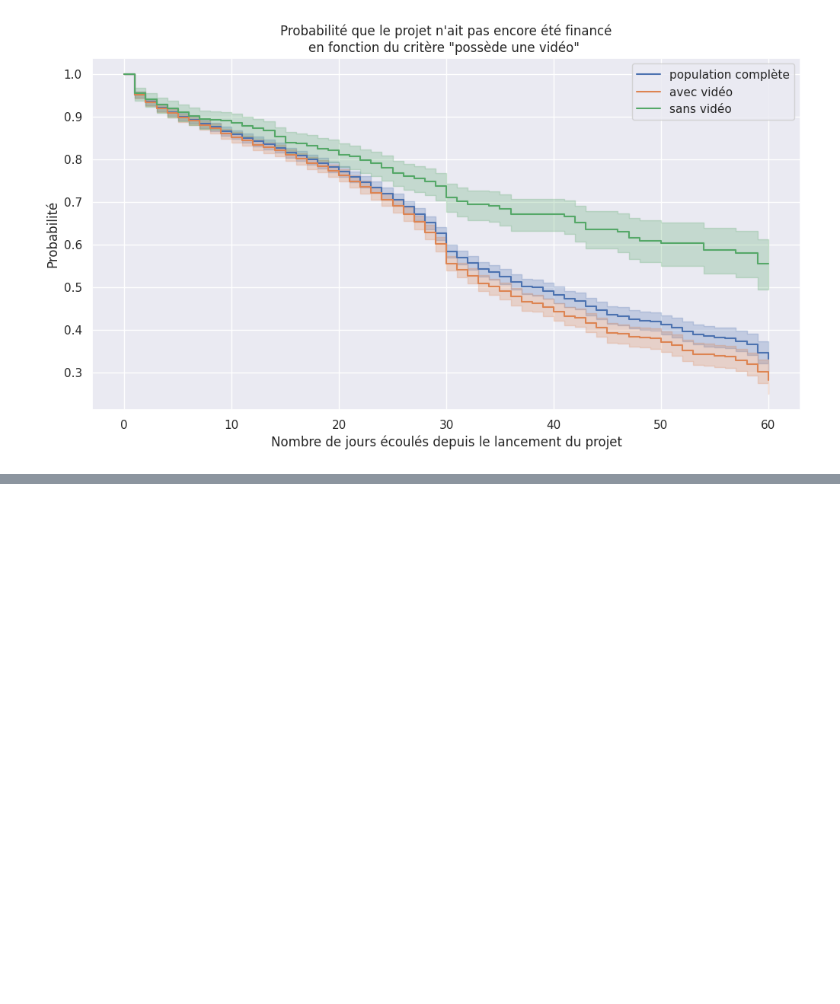
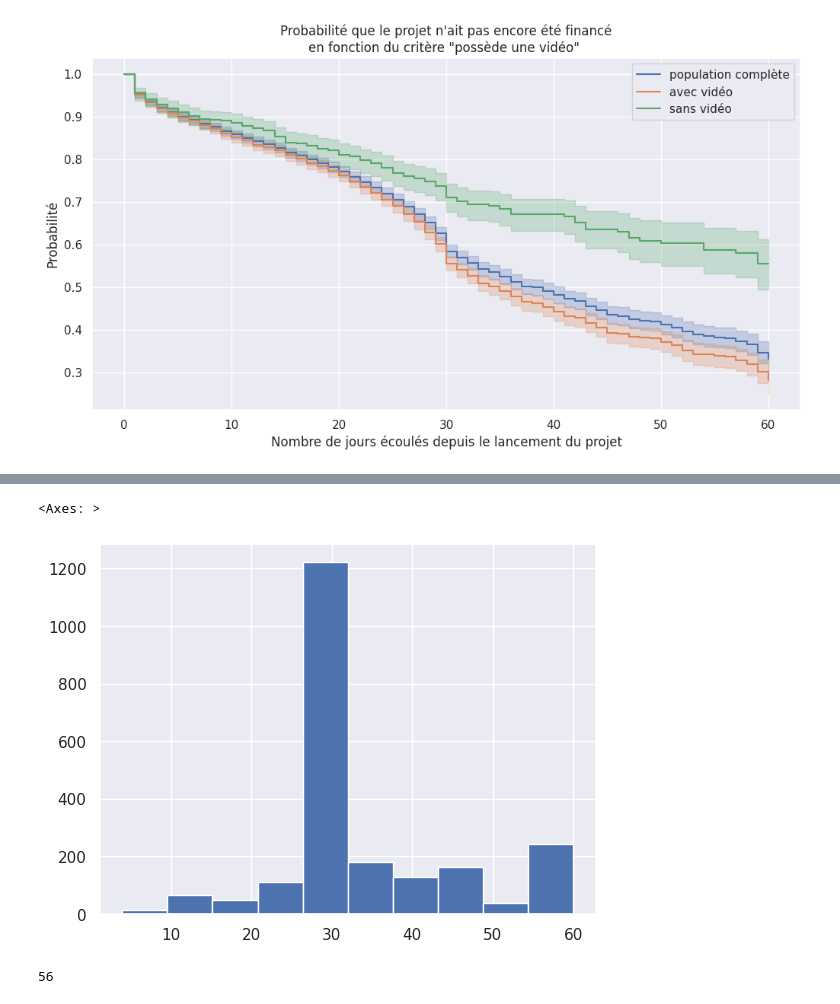
Before and after one commit to Ab2nour/kickstarter-project-analysis, a Jupyter notebook: src/modelisation.ipynb, the cells around one changed output, grey strips where cells are left out. Saved outputs shown, nothing was run; the diff lists cells and outputs as text; code cells hidden in the pictures; blank space fills up the shorter version.

```diff
--- a/src/modelisation.ipynb
+++ b/src/modelisation.ipynb
@@ -99,0 +170,5 @@ Text(0, 0.5, 'Probabilité')
+# %%
+df["day_succ"][df["Status"] == 0].hist()
+# %% [output]
+<Axes: >
+[figure, added]
@@ -99,0 +177,4 @@ Text(0, 0.5, 'Probabilité')
+# %%
+len(df.columns)
+# %% [output]
+56
```
Also changed, not shown: parts of 15 cells of this notebook, 1 other file.
